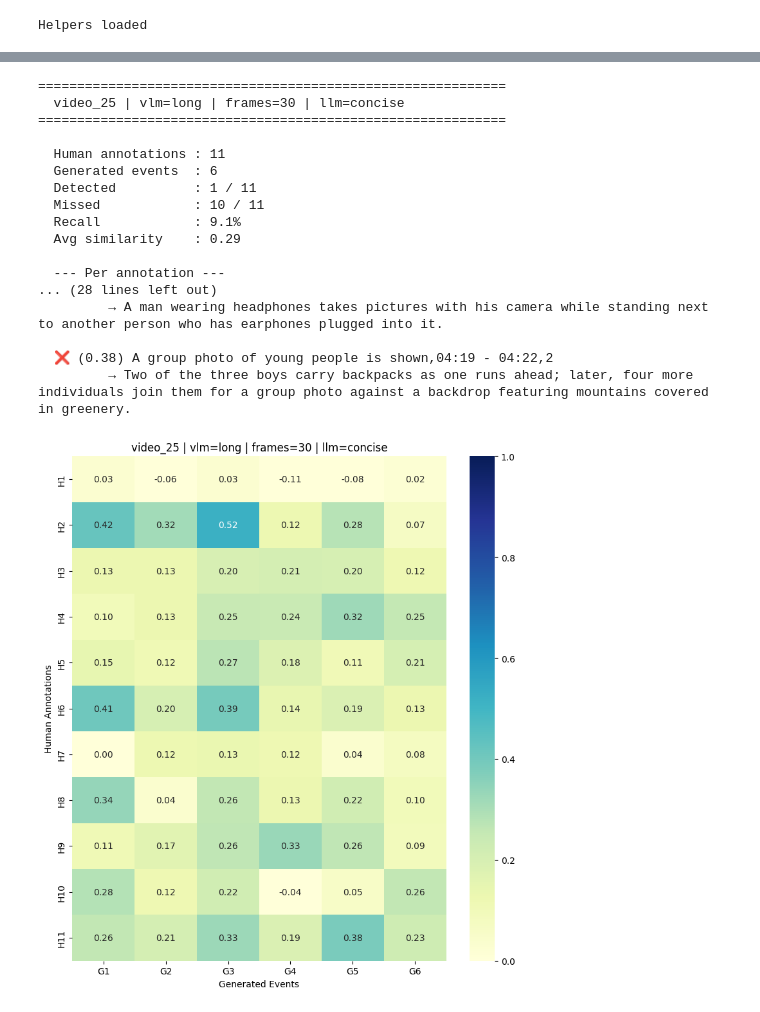
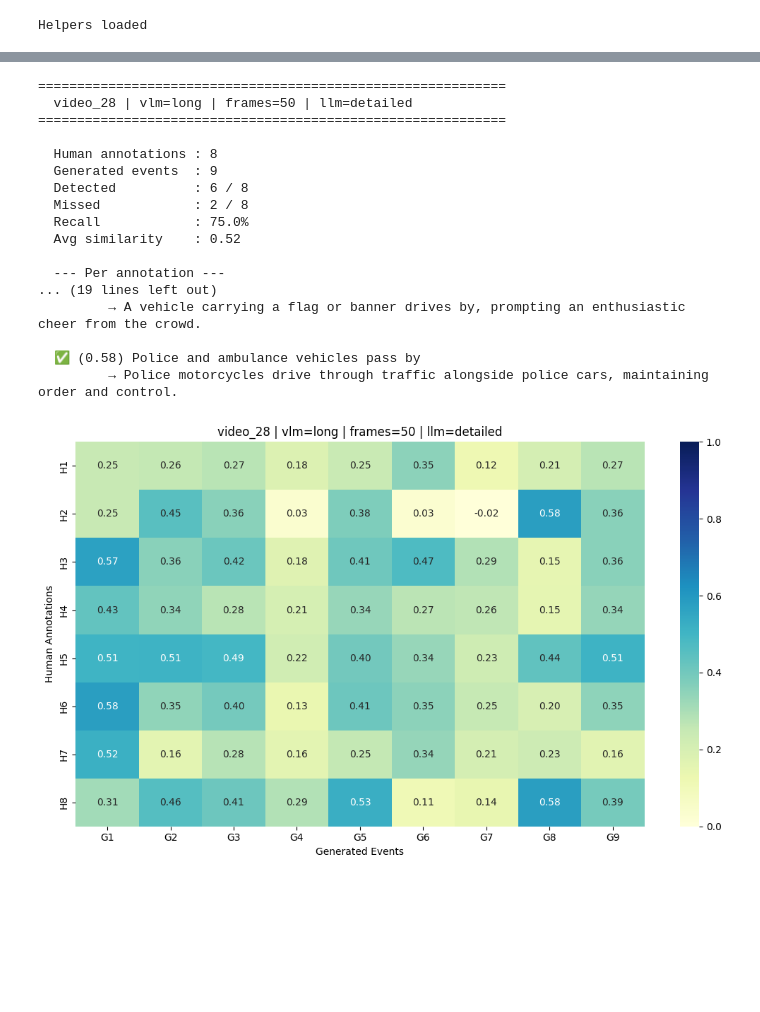
Before and after one commit to BoBeR24/Moment-Retrieval-and-Video-Summarization, a Jupyter notebook: evaluation_annotations_pipeline.ipynb, the cells around one changed output, grey strips where cells are left out. Saved outputs shown, nothing was run; the diff lists cells and outputs as text; code cells hidden in the pictures; blank space fills up the shorter version.

```diff
--- a/evaluation_annotations_pipeline.ipynb
+++ b/evaluation_annotations_pipeline.ipynb
@@ -258,0 +281,41 @@ else:
+# %%
+if df.empty:
+    print("No evaluations found. Run the evaluation cell first.")
+else:
+    # Best single evaluated example: highest recall, then highest similarity
+    best = df.sort_values(["recall", "avg_similarity"], ascending=False).iloc[0]
+
+    print("Best video + combination")
+    print(f"  video_id        : {best['video_id']}")
+    print(f"  vlm_prompt_type : {best['vlm_prompt_type']}")
+    print(f"  vlm_frame_count : {best['vlm_frame_count']}")
+    print(f"  llm_prompt_type  : {best['llm_prompt_type']}")
+    print(f"  recall          : {best['recall']:.1%}")
+    print(f"  avg_similarity  : {best['avg_similarity']:.4f}")
+    print(f"  detected/missed  : {best['detected']}/{best['missed']}")
+    print(f"  human/generated  : {best['num_human']}/{best['num_generated']}")
+
+    eval_file = EVAL_DIR / f"video_{int(best['video_id'])}_eval.json"
+    with open(eval_file, "r", encoding="utf-8") as f:
+        data = json.load(f)
+
+    key = make_combo_key(best["vlm_prompt_type"], int(best["vlm_frame_count"]), best["llm_prompt_type"])
+    result = next(e for e in data["evaluations"] if e["combo_key"] == key)
+
+    print("\nHuman annotations:")
+    for i, a in enumerate(result["human_annotations"], 1):
+        print(f"  H{i}: {a}")
+
+    print("\nGenerated events:")
+    for i, e in enumerate(result["generated_events"], 1):
+        print(f"  G{i}: {e}")
+
+    print("\nTop 5 combinations by average performance")
+    top5 = (
+        df.groupby(["video_id", "vlm_prompt_type", "vlm_frame_count", "llm_prompt_type"])
+        .agg(avg_recall=("recall", "mean"), avg_similarity=("avg_similarity", "mean"))
+        .reset_index()
+        .sort_values(["avg_recall", "avg_similarity"], ascending=False)
+        .head(5)
+    )
+    print(top5.to_string(index=False))
@@ -260,10 +341,10 @@ else:
 # Inspector: drill into any specific combo
 # Change these 3 variables, then run the cell
 
-INSPECT_VIDEO_ID       = 25
+INSPECT_VIDEO_ID       = 28
 INSPECT_VLM_PROMPT     = "long"
 INSPECT_VLM_FRAMES     = 50
-INSPECT_LLM_PROMPT     = "concise"
+INSPECT_LLM_PROMPT     = "detailed"
 
 # ── Load ──────────────────────────────────────────────────────
 eval_file = EVAL_DIR / f"video_{INSPECT_VIDEO_ID}_eval.json"
@@ -303,43 +384,43 @@ else:
 
         # ── Heatmap ───────────────────────────────────────────
         sim_matrix       = np.array(result["similarity_matrix"])
         human_labels     = [f"H{i+1}" for i in range(len(result["human_annotations"]))]
         generated_labels = [f"G{i+1}" for i in range(len(result["generated_events"]))]
 
         plt.figure(figsize=(max(8, len(generated_labels)*1.2),
                             max(5, len(human_labels)*0.8)))
         sns.heatmap(sim_matrix, xticklabels=generated_labels, yticklabels=human_labels,
                     annot=True, fmt=".2f", cmap="YlGnBu", vmin=0, vmax=1)
         plt.title(f"video_{INSPECT_VIDEO_ID} | vlm={INSPECT_VLM_PROMPT} | "
                   f"frames={INSPECT_VLM_FRAMES} | llm={INSPECT_LLM_PROMPT}")
         plt.xlabel("Generated Events")
         plt.ylabel("Human Annotations")
         plt.tight_layout()
         plt.show()
 
         print("  Human annotations:")
         for i, a in enumerate(result["human_annotations"], 1):
             print(f"    H{i}: {a}")
         print("\n  Generated events:")
         for i, e in enumerate(result["generated_events"], 1):
             print(f"    G{i}: {e}")
 # %% [output]
 ============================================================
-  video_25 | vlm=long | frames=30 | llm=concise
+  video_28 | vlm=long | frames=50 | llm=detailed
 ============================================================
 
-  Human annotations : 11
-  Generated events  : 6
-  Detected          : 1 / 11
-  Missed            : 10 / 11
-  Recall            : 9.1%
-  Avg similarity    : 0.29
+  Human annotations : 8
+  Generated events  : 9
+  Detected          : 6 / 8
+  Missed            : 2 / 8
+  Recall            : 75.0%
+  Avg similarity    : 0.52
 
   --- Per annotation ---
-... (28 lines left out)
-         → A man wearing headphones takes pictures with his camera while standing next to another person who has earphones plugged into it.
+... (19 lines left out)
+         → A vehicle carrying a flag or banner drives by, prompting an enthusiastic cheer from the crowd.
 
-  ❌ (0.38) A group photo of young people is shown,04:19 - 04:22,2
-         → Two of the three boys carry backpacks as one runs ahead; later, four more individuals join them for a group photo against a backdrop featuring mountains covered in greenery.
+  ✅ (0.58) Police and ambulance vehicles pass by
+         → Police motorcycles drive through traffic alongside police cars, maintaining order and control.
-[figure, old version]
+[figure, new version]
   Human annotations:
```
Also changed, not shown: parts of 6 cells of this notebook, 4 other files.
